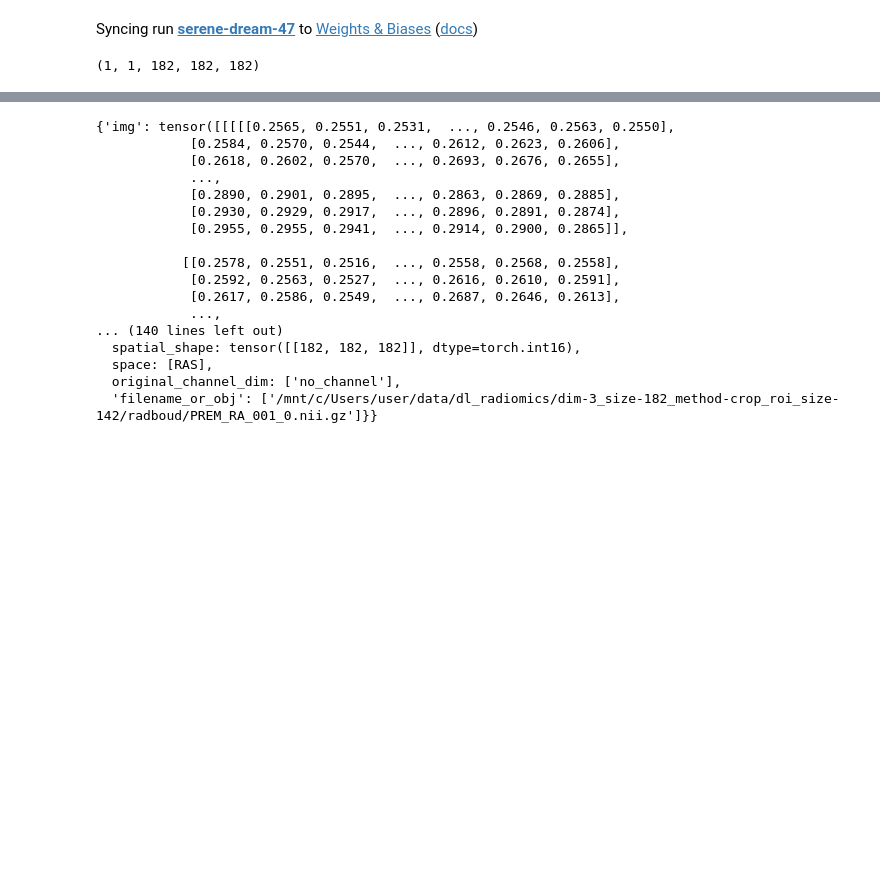
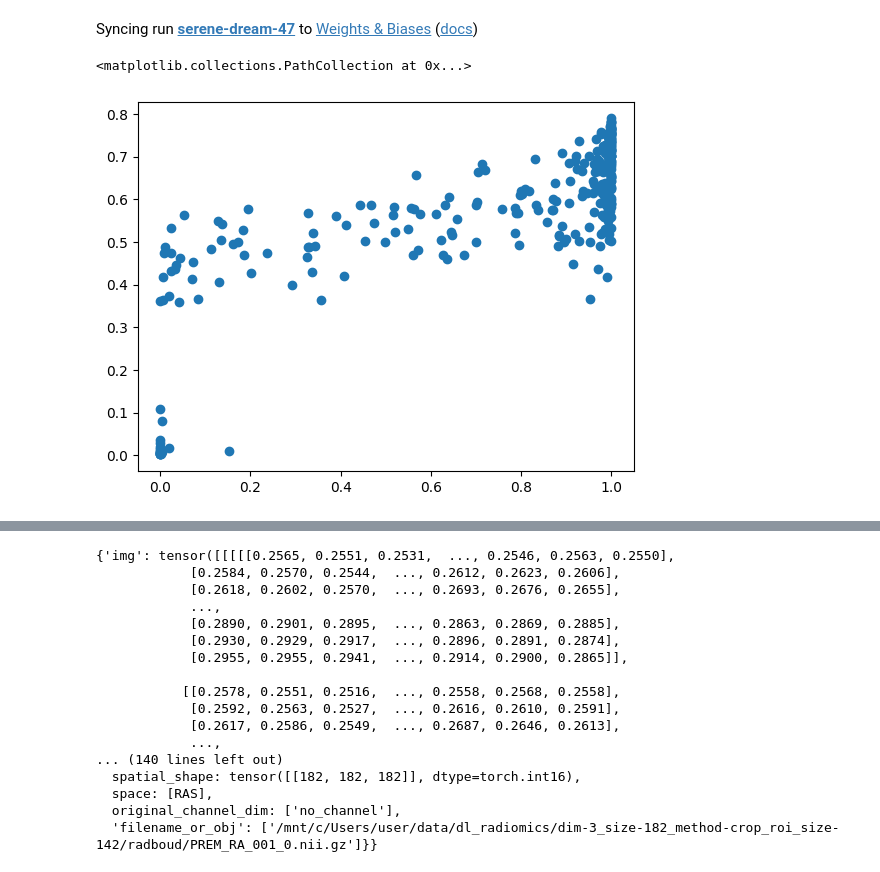
Before and after one commit to RensterMaat/premium_dl_ct, a Jupyter notebook: 01_explore.ipynb, the cells around one changed output, grey strips where cells are left out. Cells and saved outputs as stored; diff of their text form; code cells hidden in the pictures; blank space fills up the shorter version.

```diff
--- a/01_explore.ipynb
+++ b/01_explore.ipynb
@@ -94,7 +94,3 @@ dm.setup(stage='test')
 # %%
 dl = dm.test_dataloader()
 batch = next(iter(dl))
-# %%
-batch['img'].shape
-# %% [output]
-(1, 1, 182, 182, 182)
@@ -107,0 +97,11 @@ df = pd.DataFrame(columns=[f'fold_{f}' for f in range(5)])
+# %%
+import pandas as pd
+
+df = pd.read_csv('/mnt/c/Users/user/data/results_dl/radboud/dl_preds.csv')
+# %%
+import matplotlib.pyplot as plt
+
+plt.scatter(df.fold_3, df.fold_4)
+# %% [output]
+<matplotlib.collections.PathCollection at 0x...>
+[figure, added]
```
Also changed, not shown: parts of 4 cells of this notebook, 2 other files.
